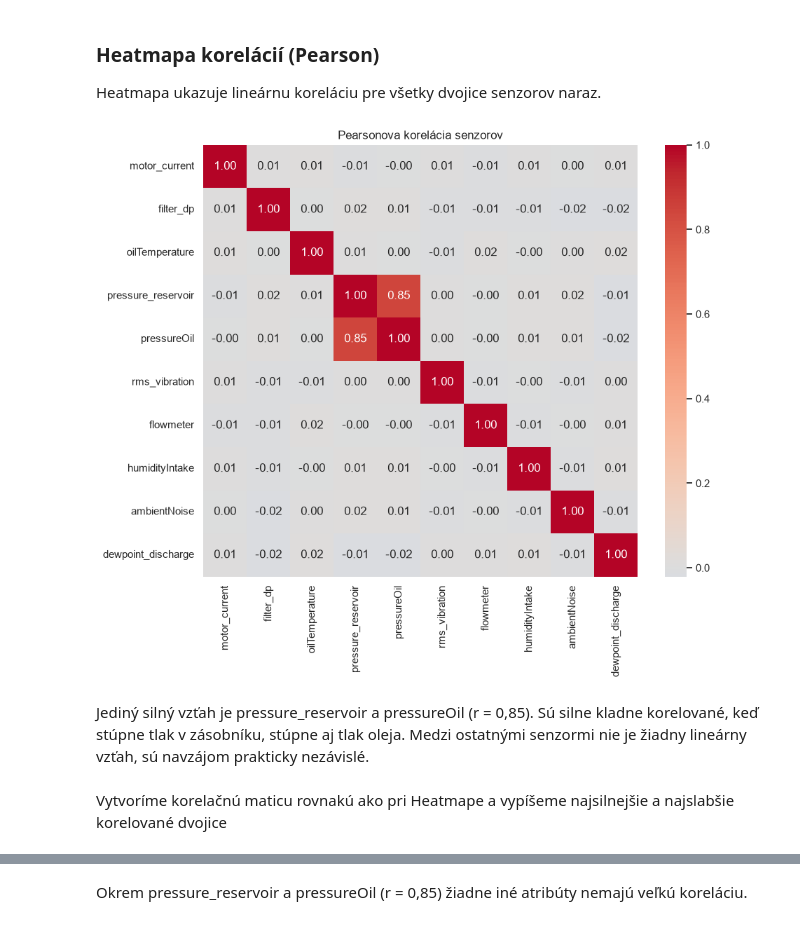
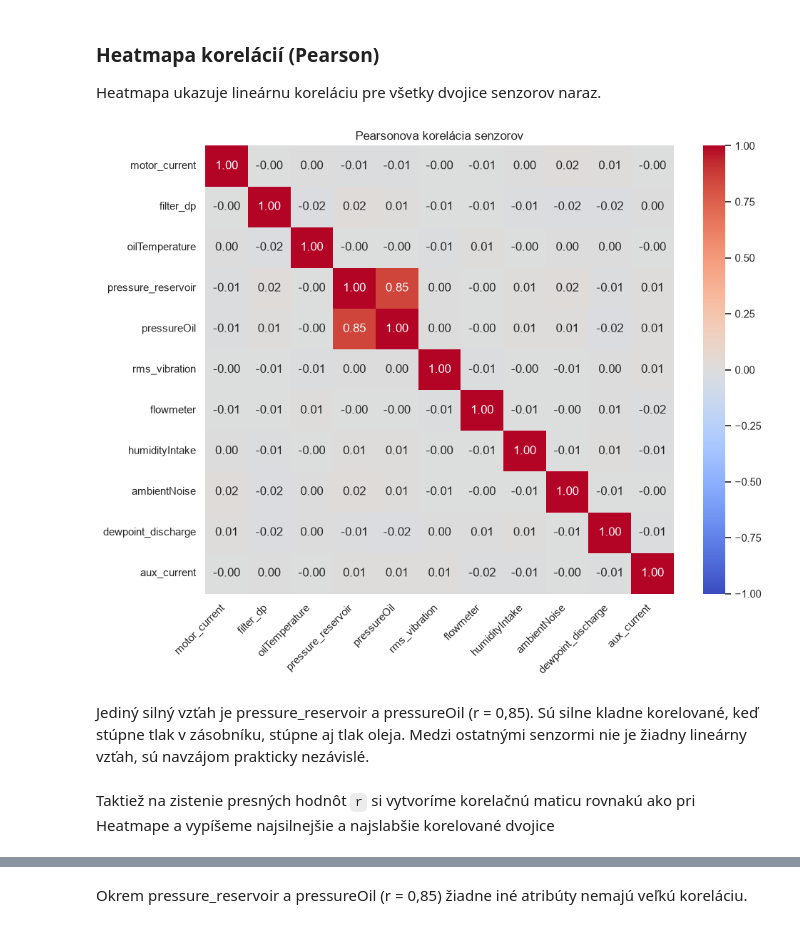
Before and after one commit to kavonada/IAU_zadanie, a Jupyter notebook: projekt.ipynb, the cells around one changed output, grey strips where cells are left out. Saved outputs shown, nothing was run; the diff lists cells and outputs as text; code cells hidden in the pictures.

```diff
--- a/projekt.ipynb
+++ b/projekt.ipynb
@@ -197,7 +211,7 @@ Na analyzovanie použijeme všetkých 11 meraných hodnôt (atribútov) zo súbo
 # %%
 sensor_cols = ["motor_current", "filter_dp", "oilTemperature", "pressure_reservoir",
                "pressureOil", "rms_vibration", "flowmeter", "humidityIntake",
-               "ambientNoise", "dewpoint_discharge"]
+               "ambientNoise", "dewpoint_discharge", "aux_current"]
 # %% [markdown]
 Vypíšeme si ich základné parametre a grafy
 # %%
@@ -294,14 +293,17 @@ tmp.loc[tmp["motor_current"] > 20, "motor_current"] = np.nan
 Heatmapa ukazuje lineárnu koreláciu pre všetky dvojice senzorov naraz.
 # %%
 fig, ax = plt.subplots(figsize=(10, 8))
-sns.heatmap(tmp.corr(), ax=ax, annot=True, fmt=".2f", cmap="coolwarm", center=0)
+sns.heatmap(readings_data[sensor_cols].corr(), ax=ax, annot=True, fmt=".2f",
+            cmap="coolwarm", center=0, vmin=-1, vmax=1)
 ax.set_title("Pearsonova korelácia senzorov")
+plt.xticks(rotation=45, ha="right")
+plt.tight_layout()
 plt.show()
 # %% [output]
-[figure, old version]
+[figure, new version]
 # %% [markdown]
 Jediný silný vzťah je pressure_reservoir a pressureOil (r = 0,85). Sú silne kladne korelované, keď stúpne tlak v zásobníku, stúpne aj tlak oleja. Medzi ostatnými senzormi nie je žiadny lineárny vzťah, sú navzájom prakticky nezávislé.
 # %% [markdown]
-Vytvoríme korelačnú maticu rovnakú ako pri Heatmape a vypíšeme najsilnejšie a najslabšie korelované dvojice
+Taktiež na zistenie presných hodnôt `r` si vytvoríme korelačnú maticu rovnakú ako pri Heatmape a vypíšeme najsilnejšie a najslabšie korelované dvojice
 # %%
 corr = tmp.corr()
```
Also changed, not shown: parts of 31 cells of this notebook.
